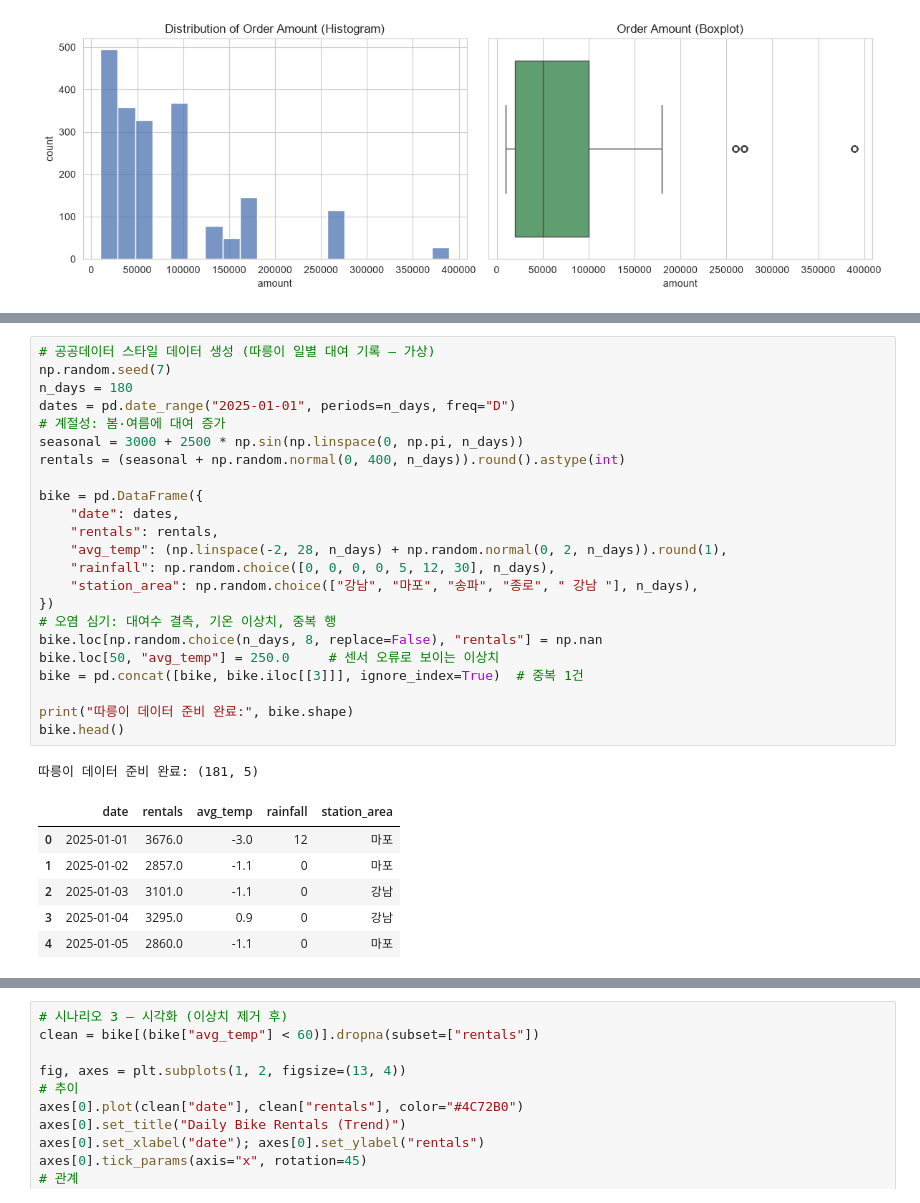
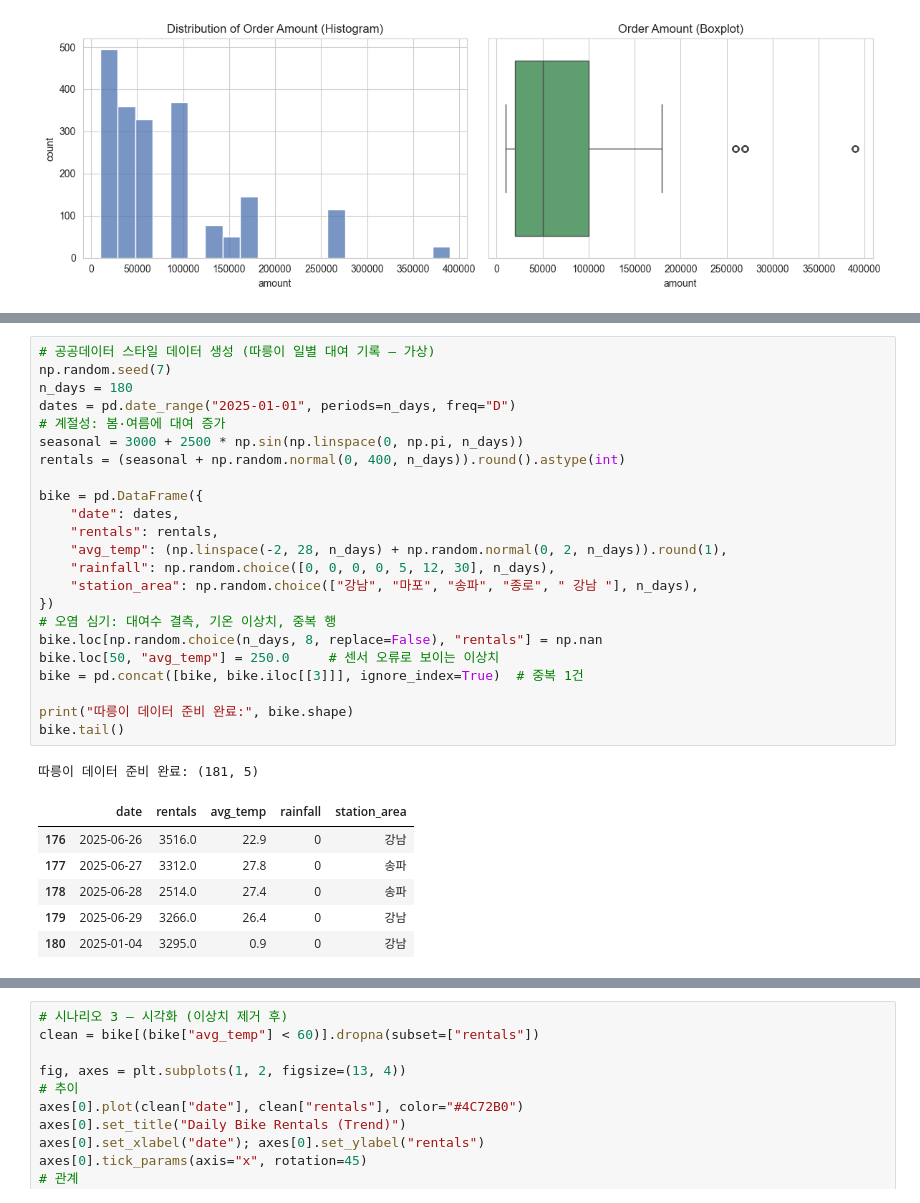
Before and after one commit to meosun129/ai-data-bootcamp, a Jupyter notebook: Untitled5.ipynb, the cells around one changed output, grey strips where cells are left out. Cells and saved outputs as stored; diff of their text form.

```diff
--- a/Untitled5.ipynb
+++ b/Untitled5.ipynb
@@ -569,34 +570,34 @@ sns.histplot(customers.loc[mask, "age"]); plt.title("Age (cleaned)"); plt.show()
 # %%
 # 공공데이터 스타일 데이터 생성 (따릉이 일별 대여 기록 — 가상)
 np.random.seed(7)
 n_days = 180
 dates = pd.date_range("2025-01-01", periods=n_days, freq="D")
 # 계절성: 봄·여름에 대여 증가
 seasonal = 3000 + 2500 * np.sin(np.linspace(0, np.pi, n_days))
 rentals = (seasonal + np.random.normal(0, 400, n_days)).round().astype(int)
 
 bike = pd.DataFrame({
     "date": dates,
     "rentals": rentals,
     "avg_temp": (np.linspace(-2, 28, n_days) + np.random.normal(0, 2, n_days)).round(1),
     "rainfall": np.random.choice([0, 0, 0, 0, 5, 12, 30], n_days),
     "station_area": np.random.choice(["강남", "마포", "송파", "종로", " 강남 "], n_days),
 })
 # 오염 심기: 대여수 결측, 기온 이상치, 중복 행
 bike.loc[np.random.choice(n_days, 8, replace=False), "rentals"] = np.nan
 bike.loc[50, "avg_temp"] = 250.0     # 센서 오류로 보이는 이상치
 bike = pd.concat([bike, bike.iloc[[3]]], ignore_index=True)  # 중복 1건
 
 print("따릉이 데이터 준비 완료:", bike.shape)
-bike.head()
+bike.tail()
 # %% [output]
 따릉이 데이터 준비 완료: (181, 5)
 |  | date | rentals | avg_temp | rainfall | station_area |
-| 0 | 2025-01-01 | 3676.0 | -3.0 | 12 | 마포 |
-| 1 | 2025-01-02 | 2857.0 | -1.1 | 0 | 마포 |
-| 2 | 2025-01-03 | 3101.0 | -1.1 | 0 | 강남 |
-| 3 | 2025-01-04 | 3295.0 | 0.9 | 0 | 강남 |
-| 4 | 2025-01-05 | 2860.0 | -1.1 | 0 | 마포 |
+| 176 | 2025-06-26 | 3516.0 | 22.9 | 0 | 강남 |
+| 177 | 2025-06-27 | 3312.0 | 27.8 | 0 | 송파 |
+| 178 | 2025-06-28 | 2514.0 | 27.4 | 0 | 송파 |
+| 179 | 2025-06-29 | 3266.0 | 26.4 | 0 | 강남 |
+| 180 | 2025-01-04 | 3295.0 | 0.9 | 0 | 강남 |
 # %%
 # 시나리오 1 — 구조 진단
 print("shape:", bike.shape)
```
Also changed, not shown: parts of 10 cells of this notebook, 2 other files.
